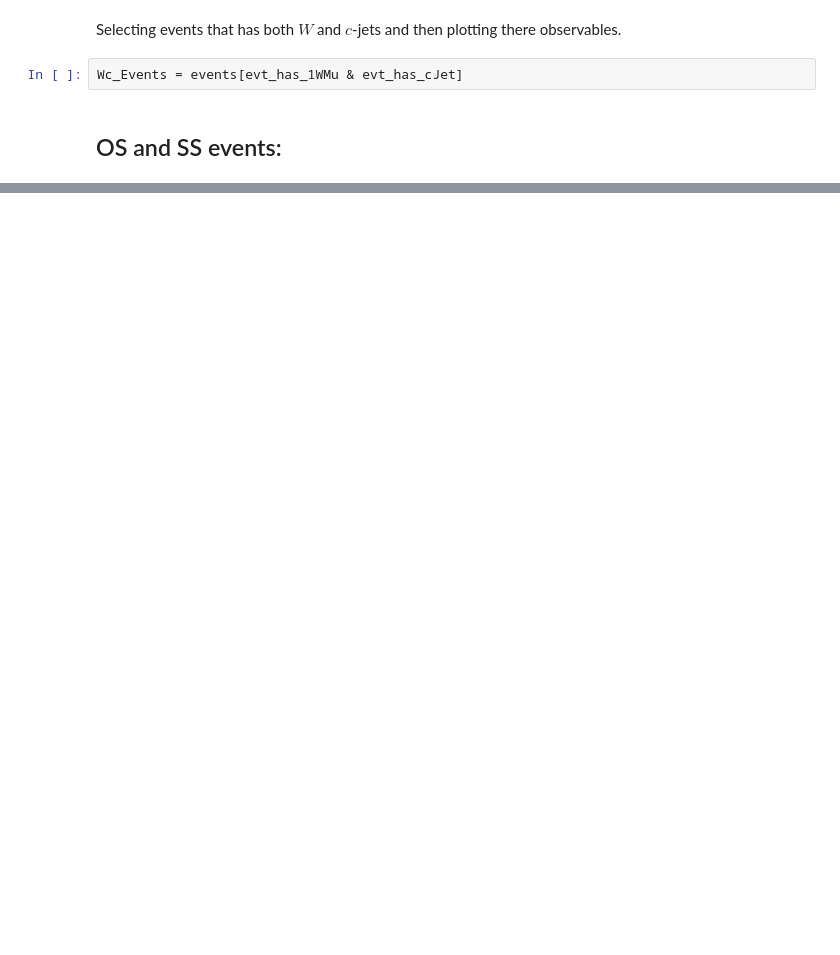
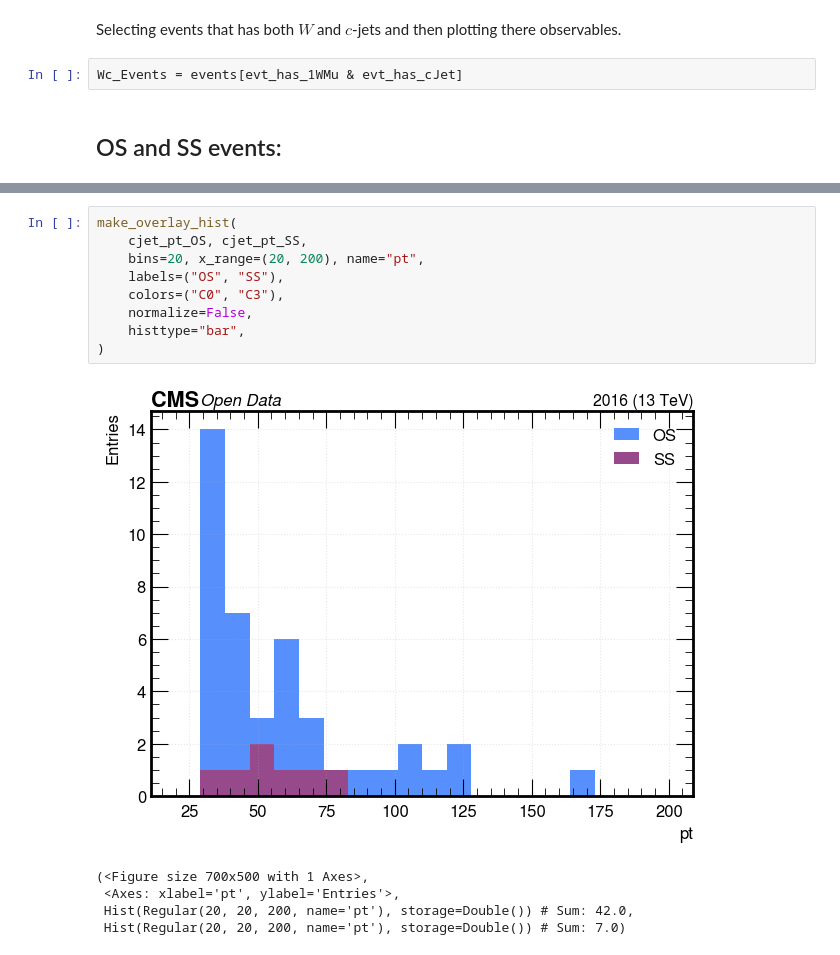
Before and after one commit to xondikoi03/charmTaggingAnalysis, a Jupyter notebook: Coffea/notebooks/WcAnalysis.ipynb, the cells around one changed output, grey strips where cells are left out. Drawn from its saved outputs; the diff is of its cells as text; blank space fills up the shorter version.

```diff
--- a/Coffea/notebooks/WcAnalysis.ipynb
+++ b/Coffea/notebooks/WcAnalysis.ipynb
@@ -506,3 +536,18 @@ def make_diff_hist(
+# %%
+make_overlay_hist(
+    cjet_pt_OS, cjet_pt_SS,
+    bins=20, x_range=(20, 200), name="pt",
+    labels=("OS", "SS"),
+    colors=("C0", "C3"),
+    normalize=False,
+    histtype="bar",
+)
+# %% [output]
+[figure, added]
+(<Figure size 700x500 with 1 Axes>,
+ <Axes: xlabel='pt', ylabel='Entries'>,
+ Hist(Regular(20, 20, 200, name='pt'), storage=Double()) # Sum: 42.0,
+ Hist(Regular(20, 20, 200, name='pt'), storage=Double()) # Sum: 7.0)
 # %%
 make_diff_hist(
     cjet_pt_OS,
```
Also changed, not shown: parts of 8 cells of this notebook, 1 other file.
